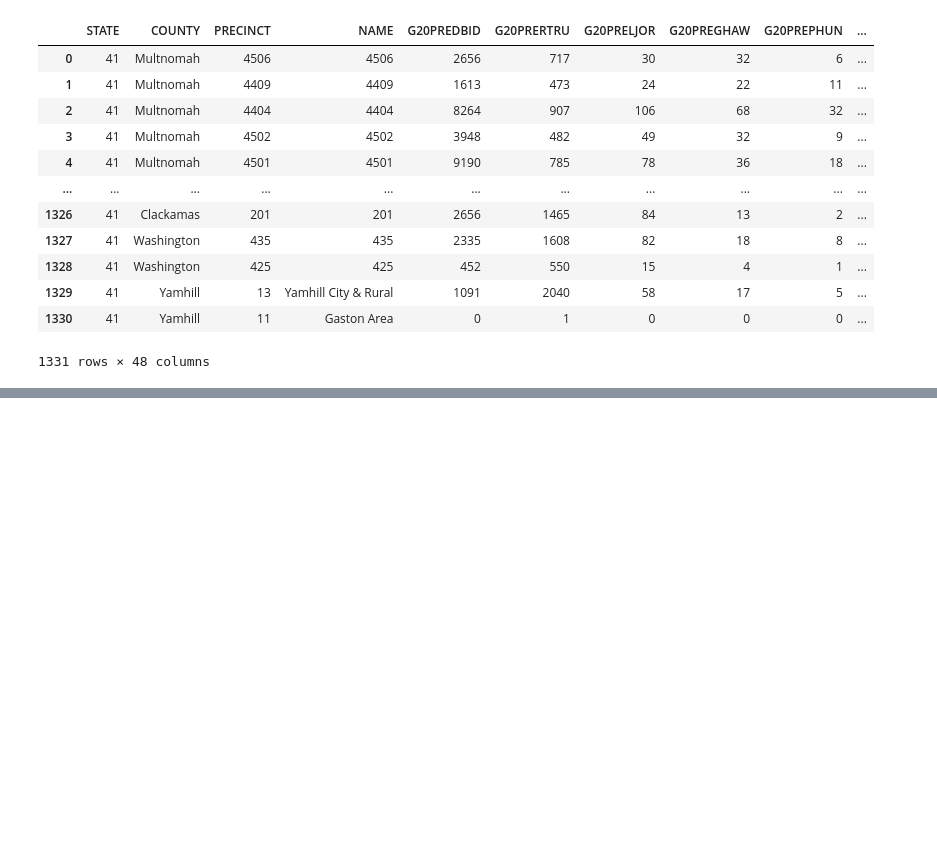
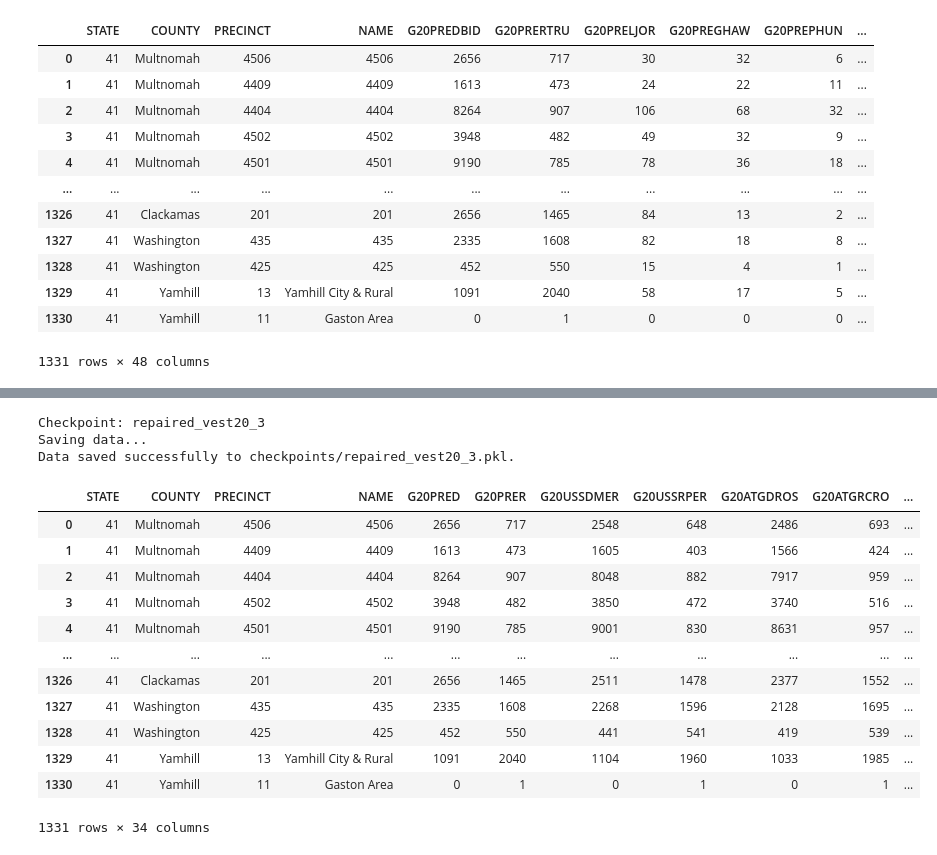
Before and after one commit to tclvanessa/Gerrymandering-Analysis-on-Illinois, a Jupyter notebook: OR_clean_data.ipynb, the cells around one changed output, grey strips where cells are left out. Drawn from its saved outputs; the diff is of its cells as text; code cells hidden in the pictures; blank space fills up the shorter version.

Commit message:
MOD: added sen data to oregon repaired

```diff
--- a/OR_clean_data.ipynb
+++ b/OR_clean_data.ipynb
@@ -330,0 +440,2 @@ Data saved successfully to checkpoints/repaired_vest20_1.pkl.
+# %%
+vest20_df_repaired_2.rename(columns=rename_dict, inplace = True)
@@ -330,0 +457,3 @@ Data saved successfully to checkpoints/repaired_vest20_1.pkl.
+# %%
+vest20_df_repaired_2.drop(columns=[ 'G20PRELJOR','G20PREGHAW','G20PREPHUN','G20PREOWRI',  'G20USSLDYE', 'G20USSGTAH', 'G20USSOWRI', 'G20ATGLHED', 'G20ATGOWRI', 'G20SOSLMAR', 'G20SOSGPAR', 'G20SOSOWRI', 'G20TREIHEN', 'G20TRECMAR', 'G20TREOWRI'], inplace=True)
+print(vest20_df_repaired_2.columns)
@@ -330,0 +470,3 @@ Data saved successfully to checkpoints/repaired_vest20_1.pkl.
+# %%
+precincts_to_districts_assignment = maup.assign(vest20_df_repaired_2.geometry, sen_df.geometry)
+vest20_df_repaired_2["SEND"] = precincts_to_districts_assignment
@@ -330,0 +508,4 @@ Data saved successfully to checkpoints/repaired_vest20_1.pkl.
+# %%
+# rename the districts with the matching shortname from the sen_df
+for i in range(len(vest20_df_repaired_2)):
+    vest20_df_repaired_2.at[i, "SEND"] = sen_df.at[int(vest20_df_repaired_2.at[i, "SEND"]), "SHORTNAME"]
@@ -330,0 +538,21 @@ Data saved successfully to checkpoints/repaired_vest20_1.pkl.
+# %%
+# create a checkpoint for the repaired data
+vest20_df_repaired_3 = vest20_df_repaired_2.copy()
+utilities.checkpoint("repaired_vest20_3", vest20_df_repaired_3)
+# %% [output]
+Checkpoint: repaired_vest20_3
+Saving data...
+Data saved successfully to checkpoints/repaired_vest20_3.pkl.
+|  | STATE | COUNTY | PRECINCT | NAME | G20PRED | G20PRER | G20USSDMER | G20USSRPER | G20ATGDROS | G20ATGRCRO | ... |
+| 0 | 41 | Multnomah | 4506 | 4506 | 2656 | 717 | 2548 | 648 | 2486 | 693 | ... |
+| 1 | 41 | Multnomah | 4409 | 4409 | 1613 | 473 | 1605 | 403 | 1566 | 424 | ... |
+| 2 | 41 | Multnomah | 4404 | 4404 | 8264 | 907 | 8048 | 882 | 7917 | 959 | ... |
+| 3 | 41 | Multnomah | 4502 | 4502 | 3948 | 482 | 3850 | 472 | 3740 | 516 | ... |
+| 4 | 41 | Multnomah | 4501 | 4501 | 9190 | 785 | 9001 | 830 | 8631 | 957 | ... |
+| ... | ... | ... | ... | ... | ... | ... | ... | ... | ... | ... | ... |
+| 1326 | 41 | Clackamas | 201 | 201 | 2656 | 1465 | 2511 | 1478 | 2377 | 1552 | ... |
+| 1327 | 41 | Washington | 435 | 435 | 2335 | 1608 | 2268 | 1596 | 2128 | 1695 | ... |
+| 1328 | 41 | Washington | 425 | 425 | 452 | 550 | 441 | 541 | 419 | 539 | ... |
+| 1329 | 41 | Yamhill | 13 | Yamhill City & Rural | 1091 | 2040 | 1104 | 1960 | 1033 | 1985 | ... |
+| 1330 | 41 | Yamhill | 11 | Gaston Area | 0 | 1 | 0 | 1 | 0 | 1 | ... |
+1331 rows × 34 columns
```
Also changed, not shown: parts of 31 cells of this notebook.
